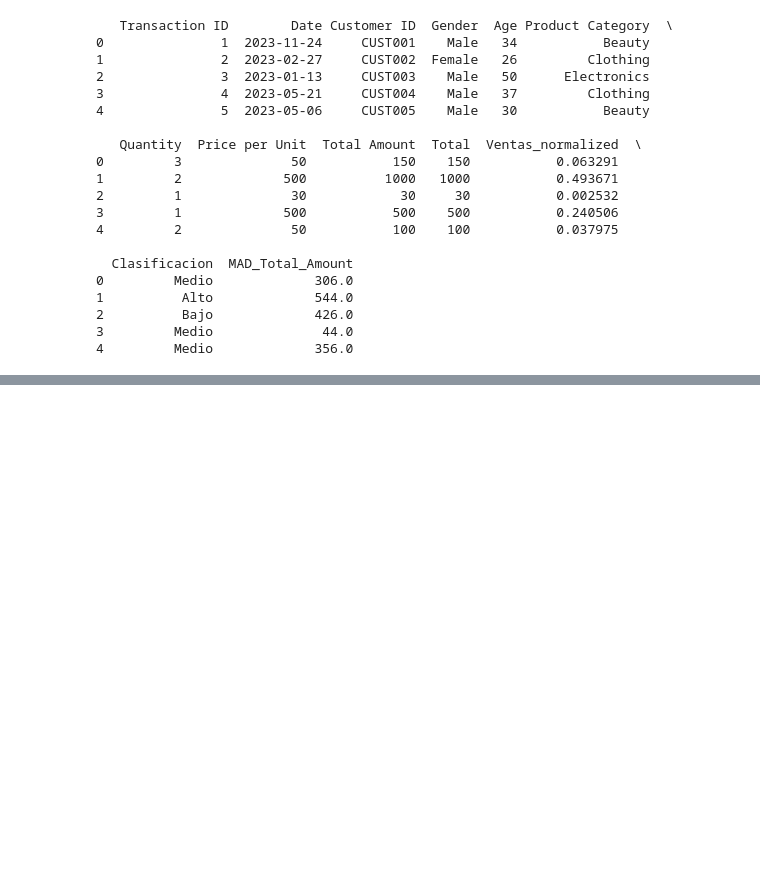
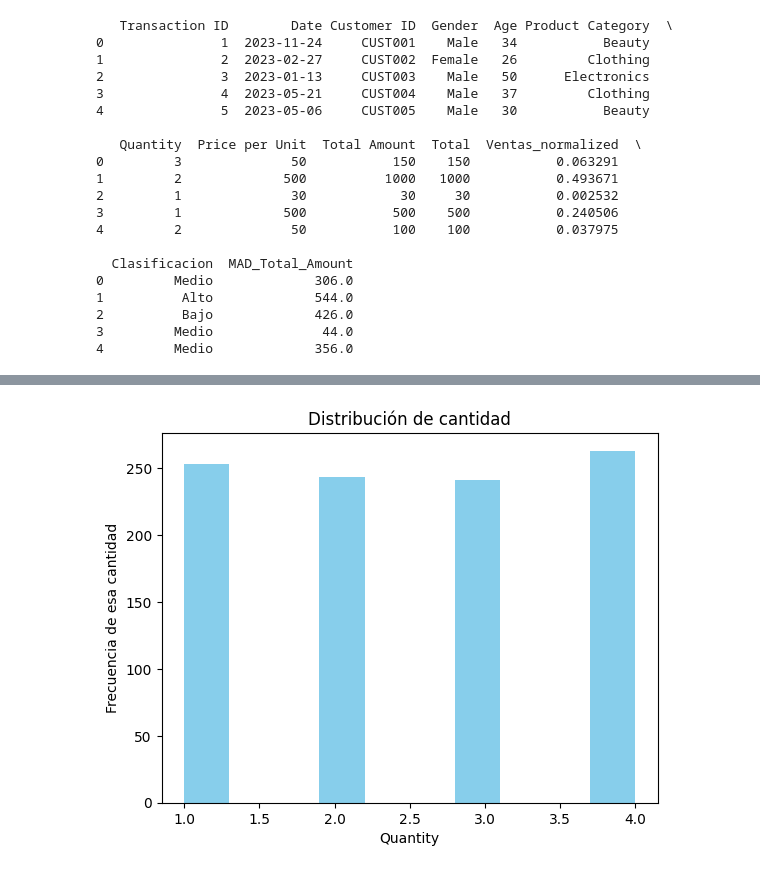
Before and after one commit to MathiasOrtiz/retail-sales-analysis, a Jupyter notebook: retail-sales-analysis.ipynb, the cells around one changed output, grey strips where cells are left out. Cells and saved outputs as stored; diff of their text form; code cells hidden in the pictures; blank space fills up the shorter version.

```diff
--- a/retail-sales-analysis.ipynb
+++ b/retail-sales-analysis.ipynb
@@ -602,0 +670,12 @@ print(data.head())
+# %%
+#Ahora haremos histogramas
+import matplotlib.pyplot as plt
+import seaborn as sns
+
+plt.hist(data['Quantity'], color = 'skyblue')
+plt.title('Distribución de cantidad')
+plt.xlabel('Quantity')
+plt.ylabel('Frecuencia de esa cantidad')
+plt.show()
+# %% [output]
+[figure, added]
```
Also changed, not shown: parts of 17 cells of this notebook.
